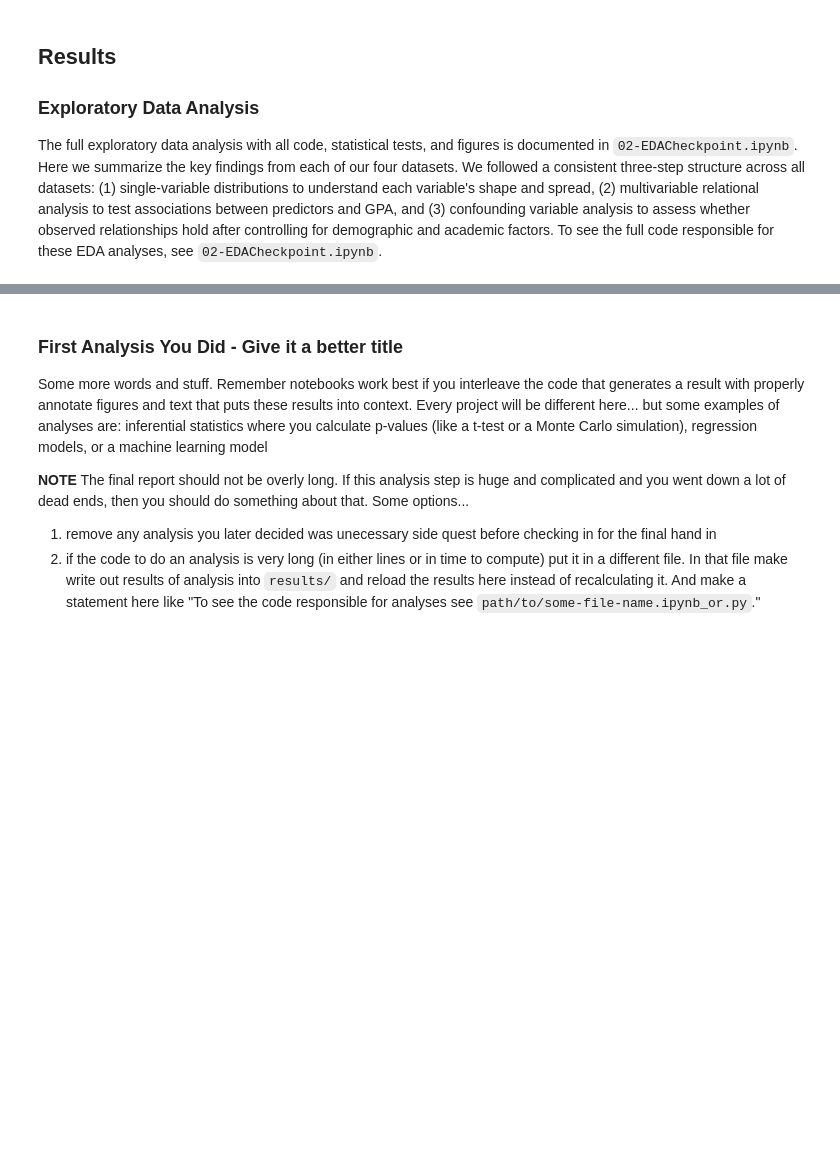
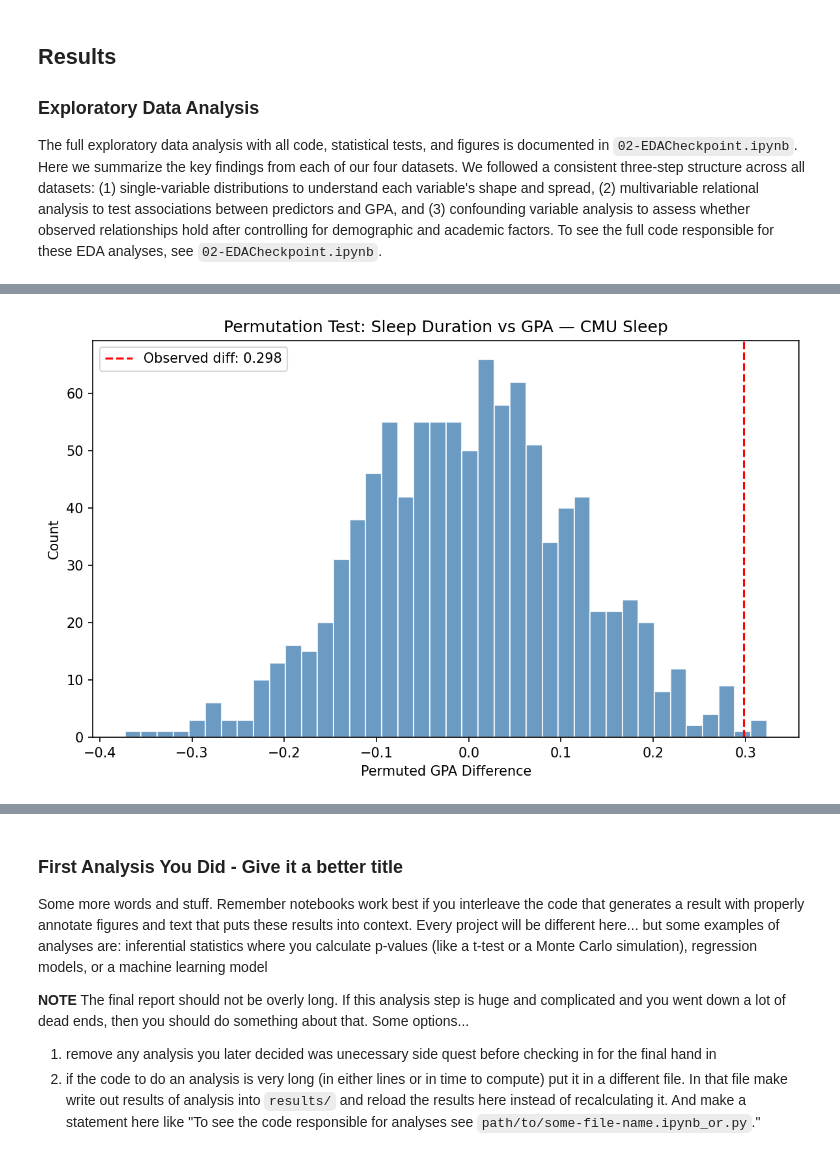
Before and after one commit to AnEpiphanyMaybe/sleep-screen-time-analysis, a Jupyter notebook: 03-FinalProject.ipynb, the cells around one changed output, grey strips where cells are left out. Saved outputs shown, nothing was run; the diff lists cells and outputs as text; code cells hidden in the pictures; blank space fills up the shorter version.

Commit message:
Embed EDA images as cell output for reliable rendering

```diff
--- a/03-FinalProject.ipynb
+++ b/03-FinalProject.ipynb
@@ -1039,0 +1032,5 @@ In contrast, the same test applied to sleep consistency groups did not reach sta
+# %%
+from IPython.display import Image, display
+display(Image('results/cmu_sleep_permutation_test.png'))
+# %% [output]
+[figure, added]
```
Also changed, not shown: parts of 4 cells of this notebook.
